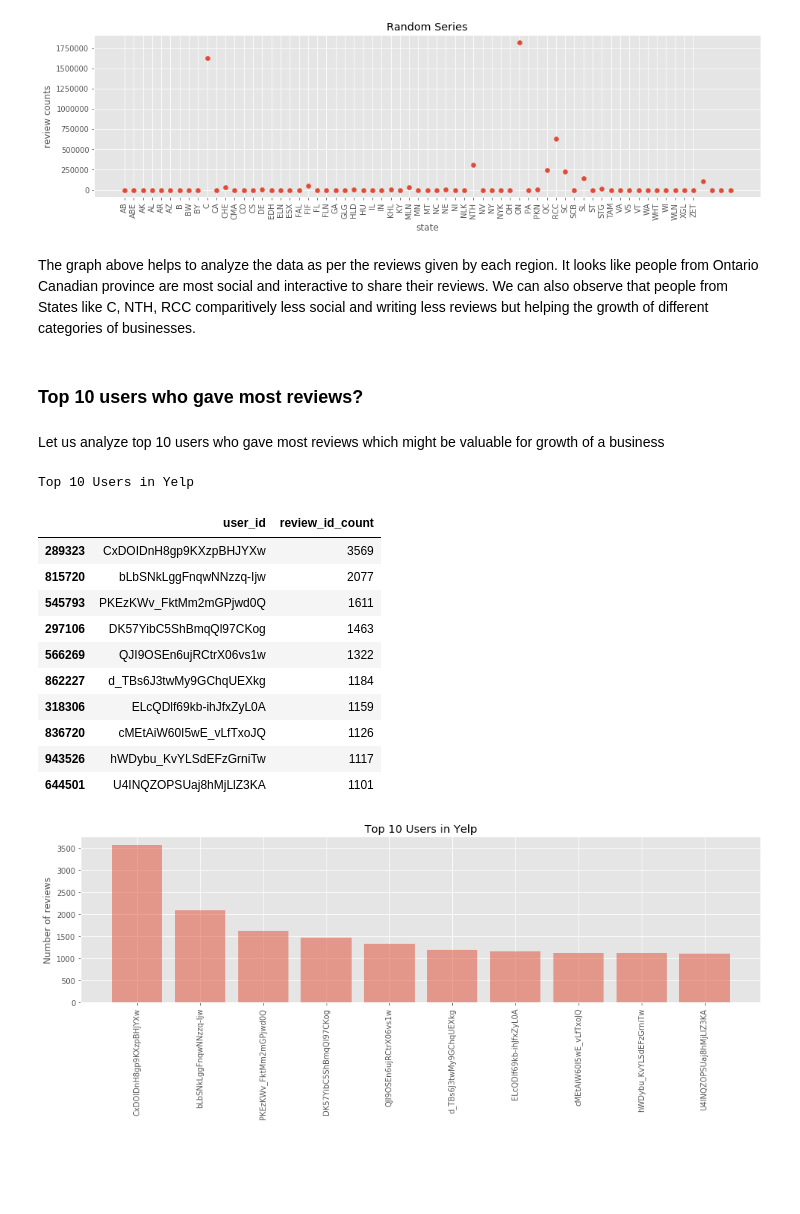
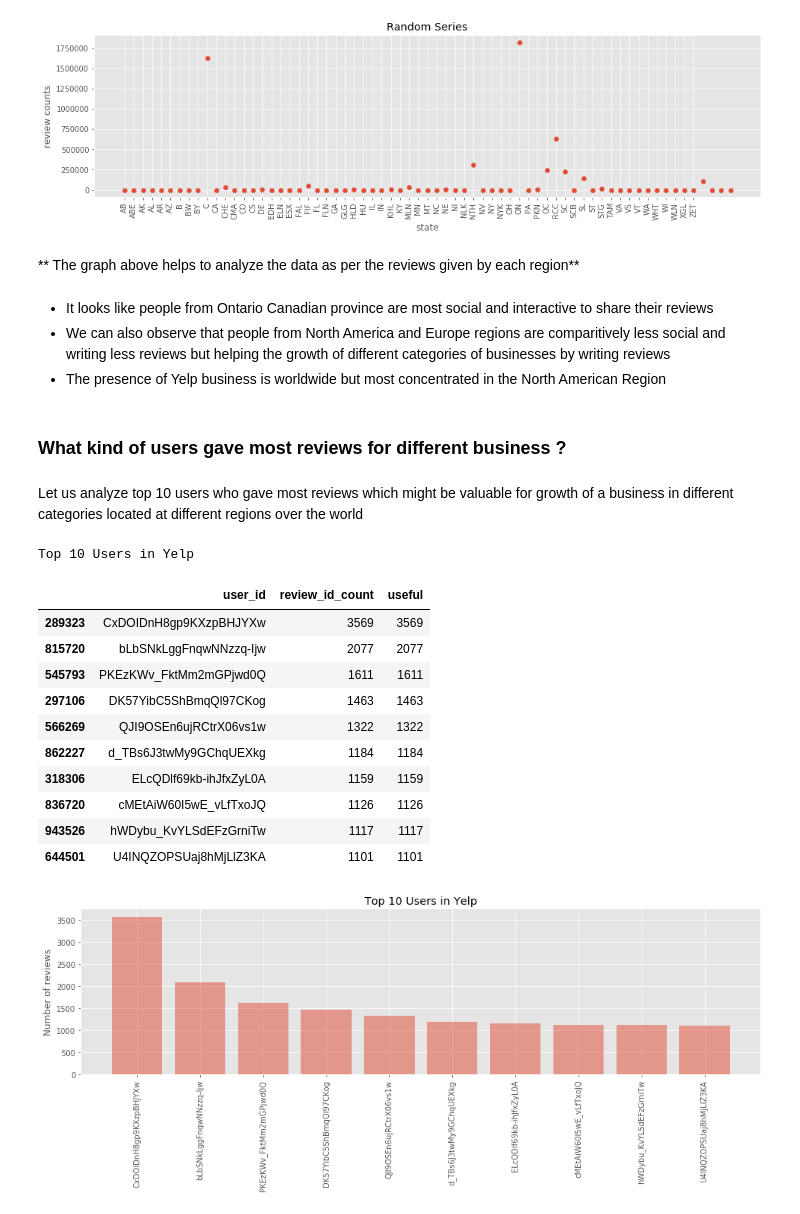
Before and after one commit to PallaviW/Yelp_Capstone_Project, a Jupyter notebook: Yelp_Capstone Project .ipynb, the cells around one changed output. Drawn from its saved outputs; the diff is of its cells as text; code cells hidden in the pictures; blank space fills up the shorter version.

```diff
--- a/Yelp_Capstone Project .ipynb
+++ b/Yelp_Capstone Project .ipynb
@@ -128,34 +130,38 @@ plt.title('Random Series')# plt.figsize
 plt.show()
 # %% [output]
 [figure]
+# %% [markdown]
+** The graph above helps to analyze the data as per the reviews given by each region**
 # %% [markdown]
-The graph above helps to analyze the data as per the reviews given by each region. It looks like people from Ontario Canadian province are most social and interactive to share their reviews. We can also observe that people from States like C, NTH, RCC comparitively less social and writing less reviews but helping the growth of different categories of businesses.
+- It looks like people from Ontario Canadian province are most social and interactive to share their reviews
+- We can also observe that people from North America and Europe regions are comparitively less social and writing less reviews but helping the growth of different categories of businesses by writing reviews
+- The presence of Yelp business is worldwide but most concentrated in the North American Region
 # %% [markdown]
-### Top 10 users who gave most reviews?
+### What kind of users gave most reviews for different business ?
 # %% [markdown]
-Let us analyze top 10 users who gave most reviews which might be valuable for growth of a business
+Let us analyze top 10 users who gave most reviews which might be valuable for growth of a business in different categories located at different regions over the world
 # %%
 user_agg=reviews.groupby('user_id').count().reset_index()
 # %%
 #Get the distribution of top 10 users of Yelp!
 print("Top 10 Users in Yelp")
 user_agg['review_id_count'] = user_agg['review_id']
-df_user = user_agg[['user_id','review_id_count']].sort_values([('review_id_count')],ascending=False)
+df_user = user_agg[['user_id','review_id_count','useful']].sort_values([('review_id_count')],ascending=False)
 df_userreview_count = df_user.head(10)
 df_userreview_count
 # %% [output]
 Top 10 Users in Yelp
-|  | user_id | review_id_count |
-| 289323 | CxDOIDnH8gp9KXzpBHJYXw | 3569 |
-| 815720 | bLbSNkLggFnqwNNzzq-Ijw | 2077 |
-| 545793 | PKEzKWv_FktMm2mGPjwd0Q | 1611 |
-| 297106 | DK57YibC5ShBmqQl97CKog | 1463 |
-| 566269 | QJI9OSEn6ujRCtrX06vs1w | 1322 |
-| 862227 | d_TBs6J3twMy9GChqUEXkg | 1184 |
-| 318306 | ELcQDlf69kb-ihJfxZyL0A | 1159 |
-| 836720 | cMEtAiW60I5wE_vLfTxoJQ | 1126 |
-| 943526 | hWDybu_KvYLSdEFzGrniTw | 1117 |
-| 644501 | U4INQZOPSUaj8hMjLlZ3KA | 1101 |
+|  | user_id | review_id_count | useful |
+| 289323 | CxDOIDnH8gp9KXzpBHJYXw | 3569 | 3569 |
+| 815720 | bLbSNkLggFnqwNNzzq-Ijw | 2077 | 2077 |
+| 545793 | PKEzKWv_FktMm2mGPjwd0Q | 1611 | 1611 |
+| 297106 | DK57YibC5ShBmqQl97CKog | 1463 | 1463 |
+| 566269 | QJI9OSEn6ujRCtrX06vs1w | 1322 | 1322 |
+| 862227 | d_TBs6J3twMy9GChqUEXkg | 1184 | 1184 |
+| 318306 | ELcQDlf69kb-ihJfxZyL0A | 1159 | 1159 |
+| 836720 | cMEtAiW60I5wE_vLfTxoJQ | 1126 | 1126 |
+| 943526 | hWDybu_KvYLSdEFzGrniTw | 1117 | 1117 |
+| 644501 | U4INQZOPSUaj8hMjLlZ3KA | 1101 | 1101 |
 # %%
 #Plotting top 10 users of Yelp!
 x = np.arange(10)
```
Also changed, not shown: parts of 22 cells of this notebook.
